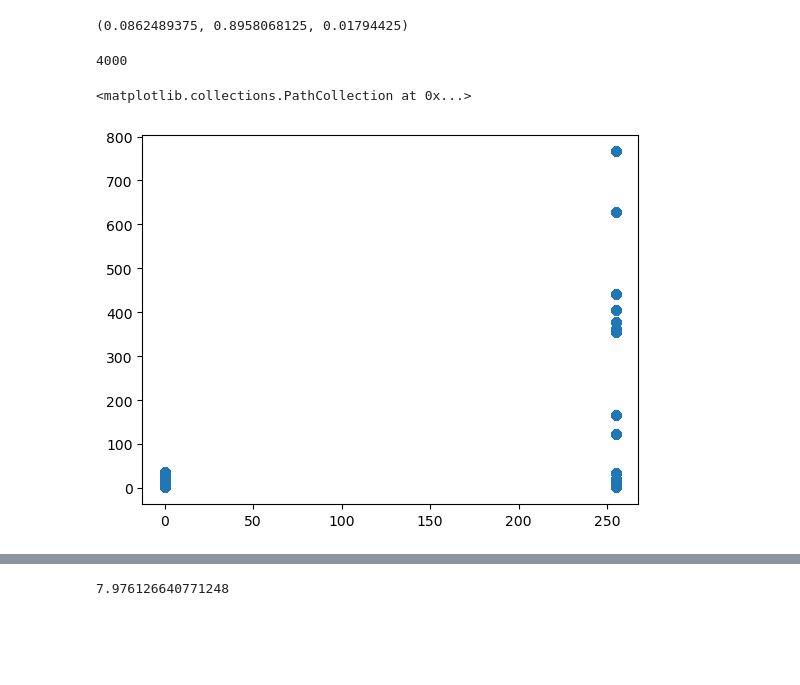
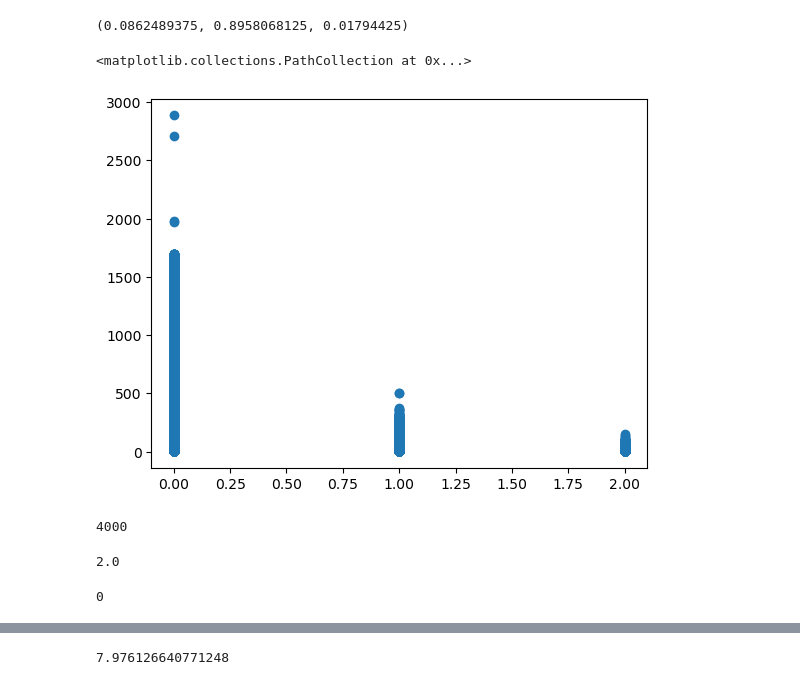
Before and after one commit to potsci/random_projects, a Jupyter notebook: find_eutectic_isles.ipynb, the cells around one changed output, grey strips where cells are left out. Drawn from its saved outputs; the diff is of its cells as text; code cells hidden in the pictures; blank space fills up the shorter version.

```diff
--- a/find_eutectic_isles.ipynb
+++ b/find_eutectic_isles.ipynb
@@ -124,8 +124,8 @@ def rle(inarray):
 l_width=[]
 l_pos=[]
 l_value=[]
-for i in range(0,len(total_ms==0)):
-    [width,pos,value]=rle(img[1,:])
+for i in range(0,len(total_ms)):
+    [width,pos,value]=rle(total_ms[i,:])
     l_width.append(width)
     l_pos.append(pos)
     l_value.append(value)
@@ -138,12 +138,17 @@ for i in range(0,len(total_ms==0)):
 frac_laves,frac_mg,frac_mg_eut
 # %% [output]
 (0.0862489375, 0.8958068125, 0.01794425)
-# %%
-img.shape[0]
-# %% [output]
-4000
 # %%
-plt.scatter(l_value,l_width)#,np.reshape(width,(4000,4000)))
+plt.scatter(np.concatenate(l_value),np.concatenate(l_width))#,np.reshape(width,(4000,4000)))
 # %% [output]
 <matplotlib.collections.PathCollection at 0x...>
-[figure, old version]
+[figure, new version]
+# %%
+aspect=total_ms.shape[0]/2000
+max((4000,2000))
+# %% [output]
+4000
+# %%
+aspect
+# %% [output]
+2.0
@@ -149,0 +166,4 @@ plt.scatter(l_value,l_width)#,np.reshape(width,(4000,4000)))
+# %%
+step_x*i
+# %% [output]
+0
```
Also changed, not shown: parts of 3 cells of this notebook, 14 other files.
